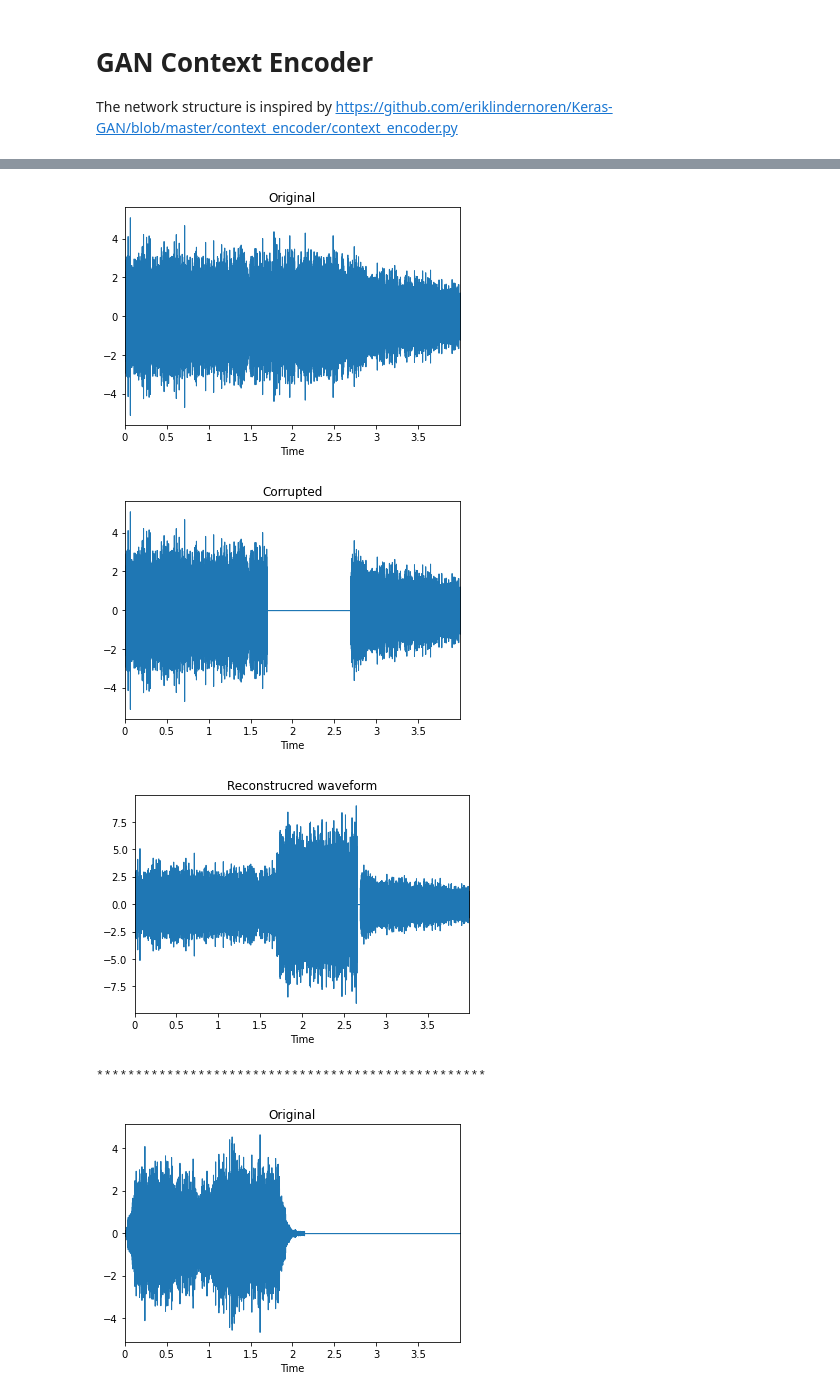
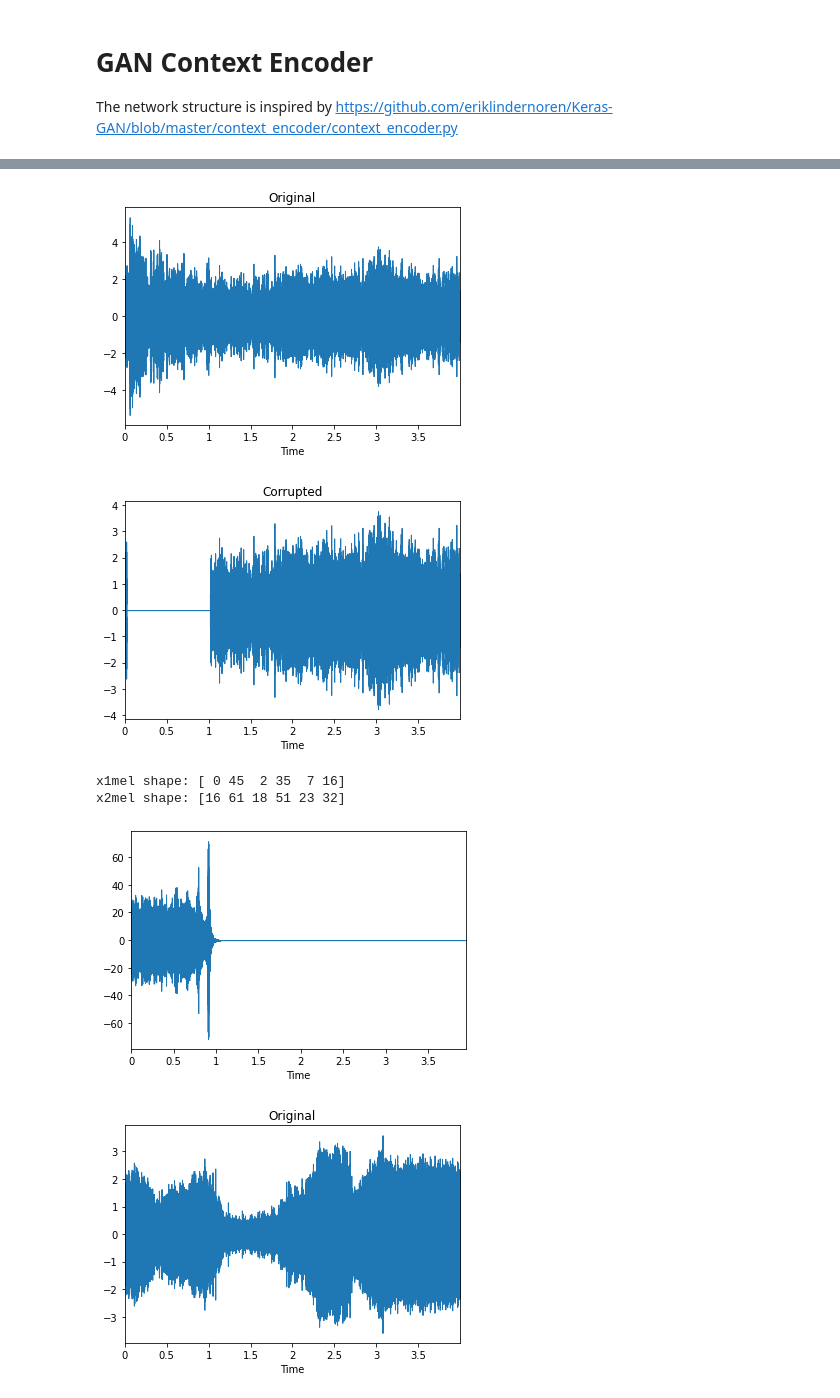
Before and after one commit to LIMUNIMI/TM-Pedretti_Davide-Sound_classification_in_the_presence_of_missing_samples, a Jupyter notebook: Spectrogram_reconstruction.ipynb, the cells around one changed output, grey strips where cells are left out. Saved outputs shown, nothing was run; the diff lists cells and outputs as text; code cells hidden in the pictures.

Commit message:
update spectrogram reconstruction
reconstructed piece of spectrogram directly put into the corrupted one (and then converted to waveform)

```diff
--- a/Spectrogram_reconstruction.ipynb
+++ b/Spectrogram_reconstruction.ipynb
@@ -138,0 +141,2 @@ x_mel_norm[:,5:10]=0
+# %%
+tmp = np.random.rand(128,16)
@@ -257,7 +267,7 @@ class ContextEncoder():
     def __init__(self):
         # immagini di 128x63 (melspectrogram) e corruzione di 128x16 (corrispondente ad una corruzione di 8000 sulla waveform); numero di canali: 1
         self.img_rows = 128
-        self.img_cols = 63
+        self.img_cols = 64 #65 con hop length=500, 63 con hop length=512
         self.mask_height = 128
         # 16=8000; 8=4000; 4=2000; 2=1000; 1=500 etc..
         self.mask_width = 16
@@ -336,6 +346,7 @@ class ContextEncoder():
 
         model.summary()
 
+        print("PRINT IMG SHAPE", self.img_shape)
         masked_img = Input(shape=self.img_shape) #immagine a cui manca un pezzo
         gen_missing = model(masked_img) # pezzo ricostruito
 
@@ -374,6 +385,8 @@ class ContextEncoder():
         missing_parts_mel = []
         x1 = []
         x2 = []
+        x1_mel = []
+        x2_mel = []
         for i, sample in enumerate(imgs):
           rand1 = random.randint(0, int(len(sample)/1.3)) #24000
           zeros = np.zeros(shape=sample[rand1:].shape)
@@ -385,16 +398,18 @@ class ContextEncoder():
           sample[rand1:rand1+corruption_length] = 0
           masked_imgs.append(sample)
           # converto la waveform in mel spectrogram
-          masked_imgs_mel.append(librosa.feature.melspectrogram(y=sample.reshape(-1), sr=self.sr)) # hop length = 500 ?
+          masked_imgs_mel.append(librosa.feature.melspectrogram(y=sample.reshape(-1), sr=self.sr, hop_length=501)) # hop length = 500 ?
           '''
           self.batch_min = np.min(masked_imgs_mel[i])
           self.batch_max = np.max(masked_imgs_mel[i])
           masked_imgs_mel[i] = (masked_imgs_mel[i] - self.batch_min) / (self.batch_max -self.batch_min)
           '''
           # converto il frammento corrotto in mel spectrogram
-          missing_parts_mel.append(librosa.feature.melspectrogram(y=missing_parts[i].reshape(-1), sr=self.sr))
+          missing_parts_mel.append(librosa.feature.melspectrogram(y=missing_parts[i].reshape(-1), sr=self.sr, hop_length=501))
           x1.append(rand1)
           x2.append(rand1+corruption_length)
+          x1_mel.append(round(rand1/500))
+          x2_mel.append(round((rand1+corruption_length)/500))
 
         missing_parts_mel = np.array(missing_parts_mel) # (64, 128, 16)
         masked_imgs_mel = np.array(masked_imgs_mel) # (64, 128, 63)
@@ -427,7 +442,7 @@ class ContextEncoder():
         normalized_list_mel = np.array(normalized_list_mel)
         missing_parts_mel = normalized_list_mel
 
-        return np.array(masked_imgs), missing_parts, masked_imgs_mel, missing_parts_mel, np.array(x1), np.array(x2)
+        return np.array(masked_imgs), missing_parts, masked_imgs_mel, missing_parts_mel, np.array(x1), np.array(x2), np.array(x1_mel), np.array(x2_mel)
 
     def train(self, epochs, batch_size=128, sample_interval=50):
 
@@ -475,13 +490,12 @@ class ContextEncoder():
           imgs = self.X_train[idx]
 
           # both referred to mel
-          _, _, masked_imgs, missing_parts, _, _= self.mask_randomly(imgs)
+          _, _, masked_imgs, missing_parts, _, _, _, _= self.mask_randomly(imgs)
 
           # masked_imgs.shape = (64, 128, 63) dimensione mel spectrogram associato a waveform 32000,1 (batch_size, row, cols)
           # missing_parts.shape = (64, 128, 16) dimensione mel spetrogram associato a frammento corroto 8000,1 (batch_size, row, cols)
 
           # Generate a batch of new images
-          # prova a togliere max abs scaler
           gen_missing = self.generator.predict(masked_imgs)
           original_shape = gen_missing.shape
           # gen_missing = self.mas.fit_transform(gen_missing.reshape(gen_missing.shape[0], -1)).reshape(original_shape)
@@ -536,12 +550,12 @@ class ContextEncoder():
          except ParameterError:
            cnt+=1
            continue
-      savez_compressed(path, reconstructed_audio)
+       savez_compressed(path, reconstructed_audio)
 
     def sample_images(self, epoch, imgs):
         r, c = 3, 6
 
-        masked_imgs, missing_parts, masked_imgs_mel, missing_parts_mel, x1, x2 = self.mask_randomly(imgs) #x1.shape = (#images, 1)
+        masked_imgs, missing_parts, masked_imgs_mel, missing_parts_mel, x1, x2, x1_mel, x2_mel = self.mask_randomly(imgs) #x1.shape = (#images, 1)
 
         # parte ricostruita del mel spectrogram (quello che era 8x8)
         gen_missing = self.generator.predict(masked_imgs_mel) #dtype = float32
@@ -554,7 +568,6 @@ class ContextEncoder():
         masked_imgs = 0.5 * masked_imgs + 0.5
         gen_missing = 0.5 * gen_missing + 0.5
         '''
-
         for i in range(3):
           #waveform originale
           librosa.display.waveplot(imgs[i, :, :].reshape(-1), sr=8000)
@@ -569,8 +582,16 @@ class ContextEncoder():
           tmp = gen_missing[i].reshape(128,16) # from (128,16,1) to (128,16)
           tmp = ((tmp+1)/2 * (self.batch_max[i]-self.batch_min[i])) +  self.batch_min[i]
 
+          print("x1mel shape:", x1_mel)
+          print("x2mel shape:", x2_mel)
+          masked_imgs_mel[:,:,x1_mel[i]:x2_mel[i]] = tmp
+          #plot_spectrogram(masked_imgs_mel[i,:,:])
+          reconstructed_waves = librosa.feature.inverse.mel_to_audio(masked_imgs_mel[i,:,:], sr=self.sr, hop_length=501)
+          librosa.display.waveplot(reconstructed_waves.reshape(-1), sr=self.sr)
+          plt.show()
+          '''
           #plot_spectrogram(tmp)
-          mel_to_wave_missing = librosa.feature.inverse.mel_to_audio(tmp, sr=self.sr)
+          mel_to_wave_missing = librosa.feature.inverse.mel_to_audio(tmp, sr=self.sr, hop_length=500)
           #print("RMS:", self.rms)
           mel_to_wave_missing = mel_to_wave_missing #*self.rms
           mel_to_wave_missing = mel_to_wave_missing.reshape(-1, 1) # aggiunto dopo aver commentato il maxabsscaler
@@ -590,6 +611,7 @@ class ContextEncoder():
           #reconstructed = masked_imgs[i, :, :]
           print("")
           print("*"*50)
+          '''
         gc.collect()
 
     def save_model(self):
@@ -629,6 +651,7 @@ Masked Imgs Mel Shape after min max norm: (6, 128, 63)
 GEN MISSING SHAPE:  (6, 128, 16, 1)
-[figure, old version]
+[figure, new version]
-[figure, old version]
+[figure, new version]
+x1mel shape: [ 0 45  2 35  7 16]
+x2mel shape: [16 61 18 51 23 32]
-[figure, old version]
+[figure, new version]
-**************************************************
-[figure, old version]
+[figure, new version]
```
Also changed, not shown: parts of 9 cells of this notebook.
